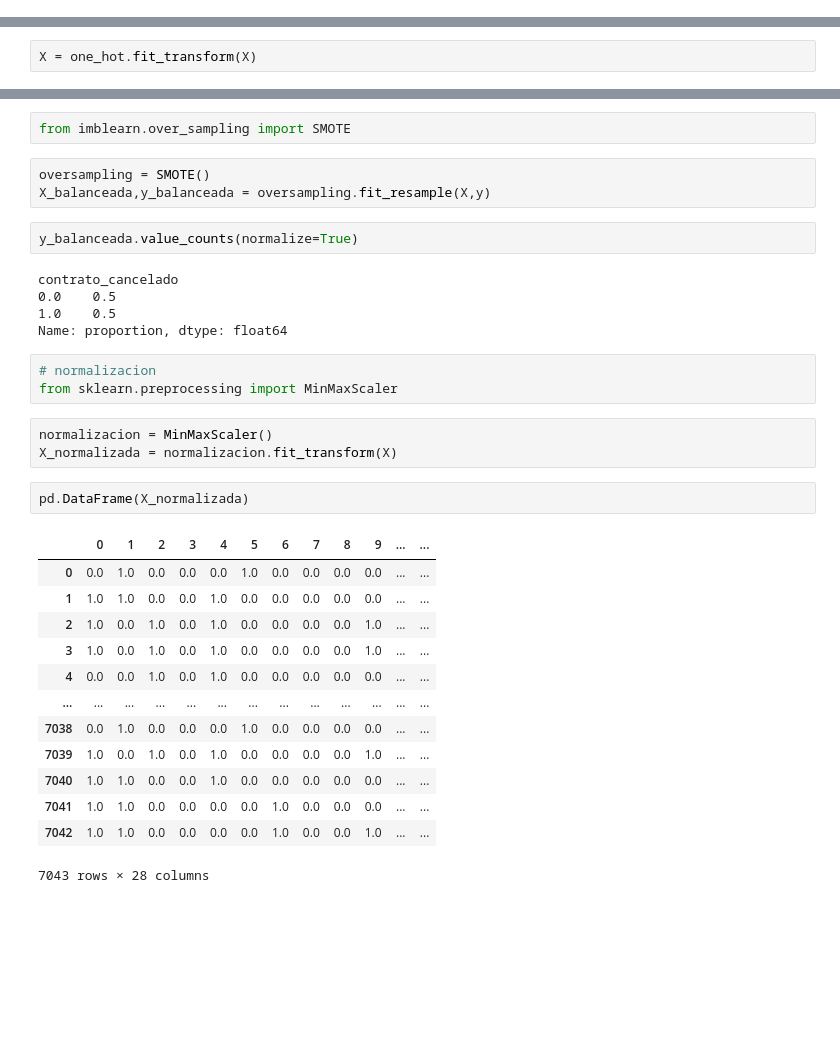
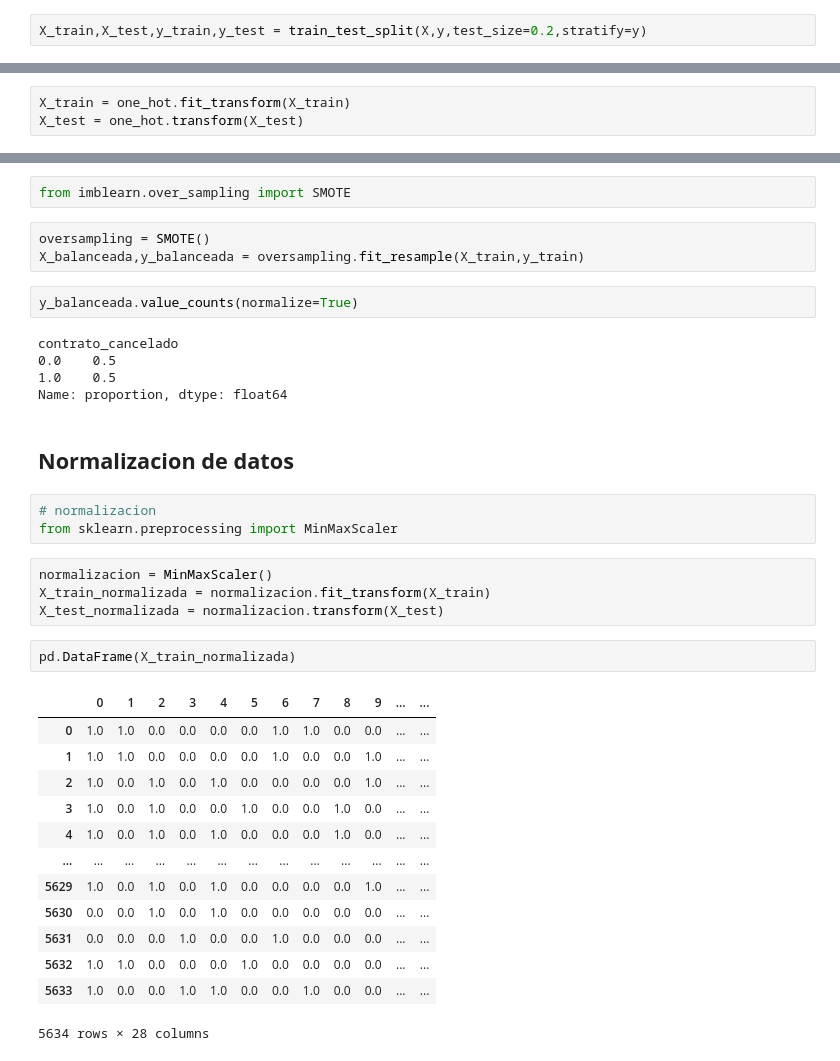
Before and after one commit to Fersh5/TelecomX_2, a Jupyter notebook: telecomX_2.ipynb, the cells around one changed output, grey strips where cells are left out. Saved outputs shown, nothing was run; the diff lists cells and outputs as text; blank space fills up the shorter version.

```diff
--- a/telecomX_2.ipynb
+++ b/telecomX_2.ipynb
@@ -120,0 +158,2 @@ memory usage: 1.2+ MB
+# %%
+X_train,X_test,y_train,y_test = train_test_split(X,y,test_size=0.2,stratify=y)
@@ -134,2 +172,3 @@ y = data['contrato_cancelado']
 # %%
-X = one_hot.fit_transform(X)
+X_train = one_hot.fit_transform(X_train)
+X_test = one_hot.transform(X_test)
@@ -153,7 +194,7 @@ Name: count, dtype: int64
 from imblearn.over_sampling import SMOTE
 # %%
 oversampling = SMOTE()
-X_balanceada,y_balanceada = oversampling.fit_resample(X,y)
+X_balanceada,y_balanceada = oversampling.fit_resample(X_train,y_train)
 # %%
 y_balanceada.value_counts(normalize=True)
 # %% [output]
@@ -161,25 +202,28 @@ contrato_cancelado
 0.0    0.5
 1.0    0.5
 Name: proportion, dtype: float64
+# %% [markdown]
+## **Normalizacion de datos**
 # %%
 # normalizacion
 from sklearn.preprocessing import MinMaxScaler
 # %%
 normalizacion = MinMaxScaler()
-X_normalizada = normalizacion.fit_transform(X)
+X_train_normalizada = normalizacion.fit_transform(X_train)
+X_test_normalizada = normalizacion.transform(X_test)
 # %%
-pd.DataFrame(X_normalizada)
+pd.DataFrame(X_train_normalizada)
 # %% [output]
 |  | 0 | 1 | 2 | 3 | 4 | 5 | 6 | 7 | 8 | 9 | ... | ... |
-| 0 | 0.0 | 1.0 | 0.0 | 0.0 | 0.0 | 1.0 | 0.0 | 0.0 | 0.0 | 0.0 | ... | ... |
-| 1 | 1.0 | 1.0 | 0.0 | 0.0 | 1.0 | 0.0 | 0.0 | 0.0 | 0.0 | 0.0 | ... | ... |
+| 0 | 1.0 | 1.0 | 0.0 | 0.0 | 0.0 | 0.0 | 1.0 | 1.0 | 0.0 | 0.0 | ... | ... |
+| 1 | 1.0 | 1.0 | 0.0 | 0.0 | 0.0 | 0.0 | 1.0 | 0.0 | 0.0 | 1.0 | ... | ... |
 | 2 | 1.0 | 0.0 | 1.0 | 0.0 | 1.0 | 0.0 | 0.0 | 0.0 | 0.0 | 1.0 | ... | ... |
-| 3 | 1.0 | 0.0 | 1.0 | 0.0 | 1.0 | 0.0 | 0.0 | 0.0 | 0.0 | 1.0 | ... | ... |
-| 4 | 0.0 | 0.0 | 1.0 | 0.0 | 1.0 | 0.0 | 0.0 | 0.0 | 0.0 | 0.0 | ... | ... |
+| 3 | 1.0 | 0.0 | 1.0 | 0.0 | 0.0 | 1.0 | 0.0 | 0.0 | 1.0 | 0.0 | ... | ... |
+| 4 | 1.0 | 0.0 | 1.0 | 0.0 | 1.0 | 0.0 | 0.0 | 0.0 | 1.0 | 0.0 | ... | ... |
 | ... | ... | ... | ... | ... | ... | ... | ... | ... | ... | ... | ... | ... |
-| 7038 | 0.0 | 1.0 | 0.0 | 0.0 | 0.0 | 1.0 | 0.0 | 0.0 | 0.0 | 0.0 | ... | ... |
-| 7039 | 1.0 | 0.0 | 1.0 | 0.0 | 1.0 | 0.0 | 0.0 | 0.0 | 0.0 | 1.0 | ... | ... |
-| 7040 | 1.0 | 1.0 | 0.0 | 0.0 | 1.0 | 0.0 | 0.0 | 0.0 | 0.0 | 0.0 | ... | ... |
-| 7041 | 1.0 | 1.0 | 0.0 | 0.0 | 0.0 | 0.0 | 1.0 | 0.0 | 0.0 | 0.0 | ... | ... |
-| 7042 | 1.0 | 1.0 | 0.0 | 0.0 | 0.0 | 0.0 | 1.0 | 0.0 | 0.0 | 1.0 | ... | ... |
+| 5629 | 1.0 | 0.0 | 1.0 | 0.0 | 1.0 | 0.0 | 0.0 | 0.0 | 0.0 | 1.0 | ... | ... |
+| 5630 | 0.0 | 0.0 | 1.0 | 0.0 | 1.0 | 0.0 | 0.0 | 0.0 | 0.0 | 0.0 | ... | ... |
+| 5631 | 0.0 | 0.0 | 0.0 | 1.0 | 0.0 | 0.0 | 1.0 | 0.0 | 0.0 | 0.0 | ... | ... |
+| 5632 | 1.0 | 1.0 | 0.0 | 0.0 | 0.0 | 1.0 | 0.0 | 0.0 | 0.0 | 0.0 | ... | ... |
+| 5633 | 1.0 | 0.0 | 0.0 | 1.0 | 1.0 | 0.0 | 0.0 | 1.0 | 0.0 | 0.0 | ... | ... |
-7043 rows × 28 columns
+5634 rows × 28 columns
```
Also changed, not shown: parts of 25 cells of this notebook.
